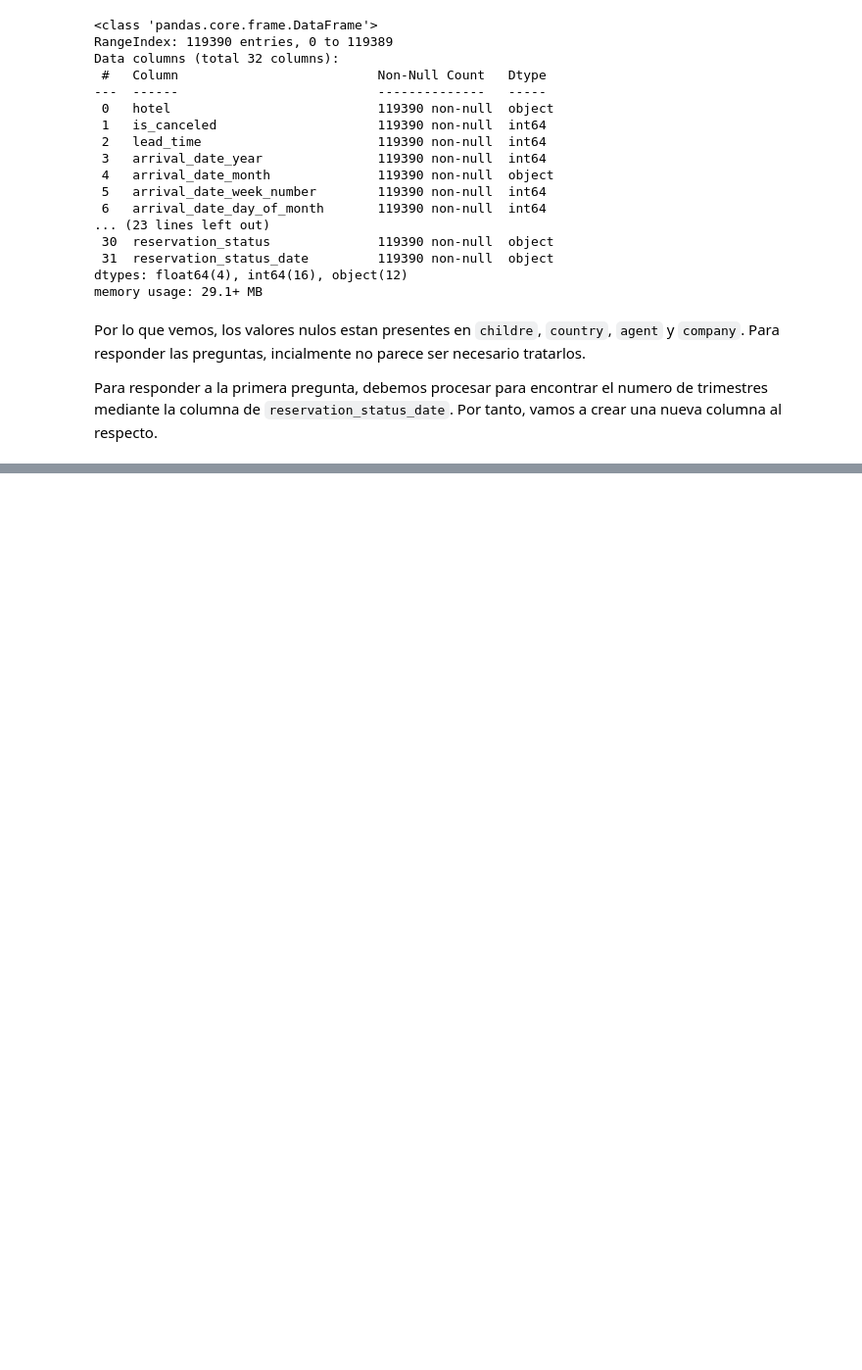
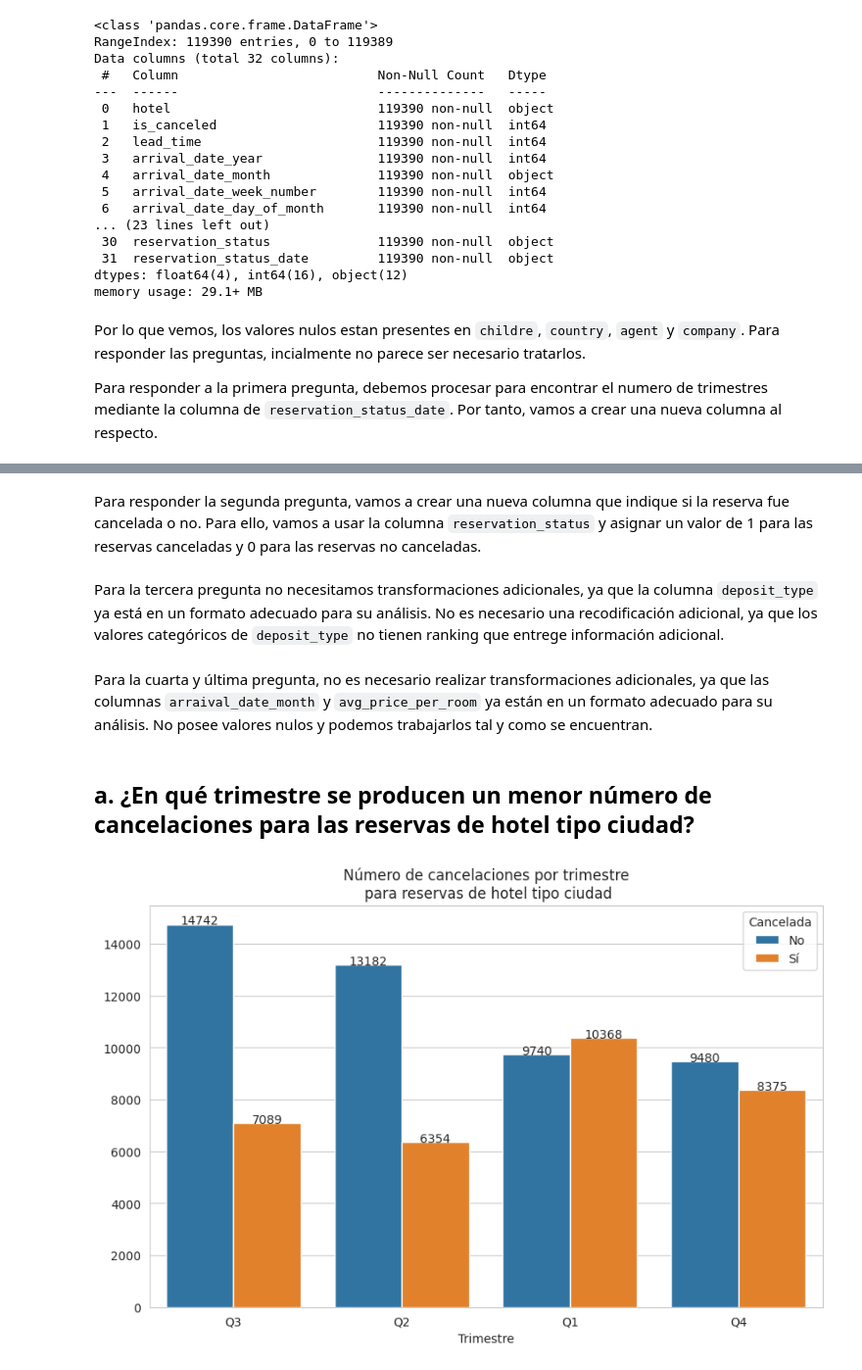
Before and after one commit to Chrissroman/md004_ha_dv, a Jupyter notebook: notebooks/S6T3_AccomodationNights_ChristianR_20260427.ipynb, the cells around one changed output, grey strips where cells are left out. Shown at 98% size. Saved outputs shown, nothing was run; the diff lists cells and outputs as text; code cells hidden in the pictures; blank space fills up the shorter version.

```diff
--- a/notebooks/S6T3_AccomodationNights_ChristianR_20260427.ipynb
+++ b/notebooks/S6T3_AccomodationNights_ChristianR_20260427.ipynb
@@ -106,0 +91,36 @@ df
+# %% [markdown]
+Para responder la segunda pregunta, vamos a crear una nueva columna que indique si la reserva fue cancelada o no. Para ello, vamos a usar la columna `reservation_status` y asignar un valor de 1 para las reservas canceladas y 0 para las reservas no canceladas.
+# %%
+# Boolean column for cancelled reservations
+df['is_cancelled'] = df['reservation_status'].apply(lambda x: 1 if x == 'Canceled' else 0)
+# %% [markdown]
+Para la tercera pregunta no necesitamos transformaciones adicionales, ya que la columna `deposit_type` ya está en un formato adecuado para su análisis. No es necesario una recodificación adicional, ya que los valores categóricos de `deposit_type` no tienen ranking que entrege información adicional.
+# %% [markdown]
+Para la cuarta y última pregunta, no es necesario realizar transformaciones adicionales, ya que las columnas `arraival_date_month` y `avg_price_per_room` ya están en un formato adecuado para su análisis. No posee valores nulos y podemos trabajarlos tal y como se encuentran.
+# %% [markdown]
+## a. ¿En qué trimestre se producen un menor número de cancelaciones para las reservas de hotel tipo ciudad?
+# %%
+import matplotlib.pyplot as plt
+import seaborn as sns
+
+sns.set_style('whitegrid')
+
+plt.figure(figsize=(10, 6))
+
+sns.countplot(
+    data=df[df.hotel == "City Hotel"],
+    x='reservation_status_quarter', hue='is_cancelled')
+
+# Labels over bars
+for p in plt.gca().patches:
+    height = p.get_height()
+    if height > 0:
+        plt.text(p.get_x() + p.get_width() / 2., height + 5, int(height), ha='center')
+
+plt.title('Número de cancelaciones por trimestre\n para reservas de hotel tipo ciudad')
+plt.xlabel('Trimestre')
+plt.ylabel('')
+plt.legend(title='Cancelada', labels=['No', 'Sí'])
+plt.show()
+# %% [output]
+[figure, added]
```
Also changed, not shown: parts of 15 cells of this notebook.
